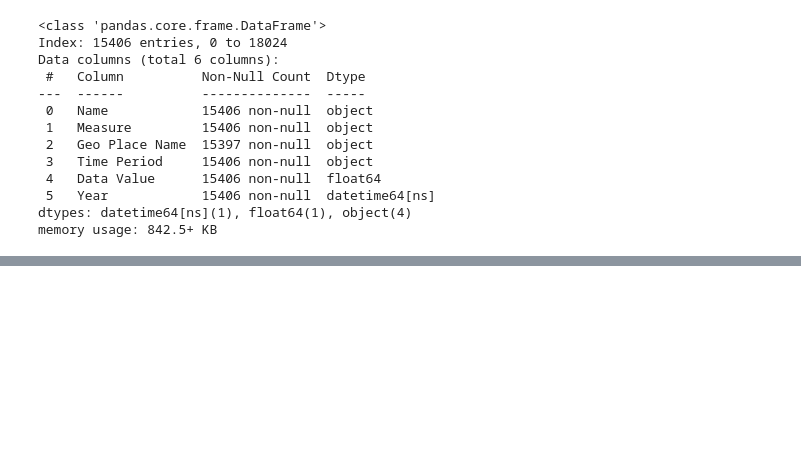
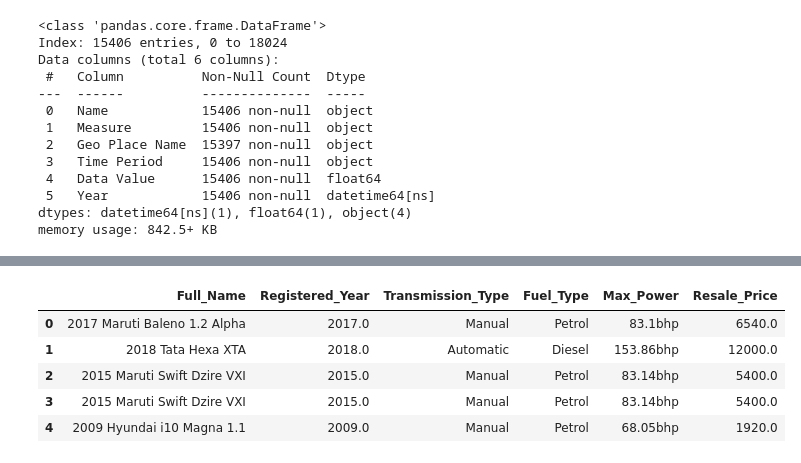
Before and after one commit to GLibardoAlarcon/Proyecto_Finalizado_Streamlit, a Jupyter notebook: docs/diccionario.ipynb, the cells around one changed output, grey strips where cells are left out. Saved outputs shown, nothing was run; the diff lists cells and outputs as text; code cells hidden in the pictures; blank space fills up the shorter version.

```diff
--- a/docs/diccionario.ipynb
+++ b/docs/diccionario.ipynb
@@ -355,3 +355,5 @@ df_air_quality_cleaned.head()
 | 2 | Fine particles (PM 2.5) | Mean | Bensonhurst - Bay Ridge | Annual Average 2012 | 8.6 | 2012-01-01 |
 | 3 | Fine particles (PM 2.5) | Mean | Southeast Queens | Annual Average 2012 | 8.0 | 2012-01-01 |
 | 4 | Fine particles (PM 2.5) | Mean | Southeast Queens | Summer 2022 | 6.1 | 2022-01-01 |
+# %%
+car_resale_prices_clean = pd.read_csv('../Data/car_resale_prices_clean.csv')
@@ -357,0 +376,9 @@ df_air_quality_cleaned.head()
+# %%
+car_resale_prices_clean.head()
+# %% [output]
+|  | Full_Name | Registered_Year | Transmission_Type | Fuel_Type | Max_Power | Resale_Price |
+| 0 | 2017 Maruti Baleno 1.2 Alpha | 2017.0 | Manual | Petrol | 83.1bhp | 6540.0 |
+| 1 | 2018 Tata Hexa XTA | 2018.0 | Automatic | Diesel | 153.86bhp | 12000.0 |
+| 2 | 2015 Maruti Swift Dzire VXI | 2015.0 | Manual | Petrol | 83.14bhp | 5400.0 |
+| 3 | 2015 Maruti Swift Dzire VXI | 2015.0 | Manual | Petrol | 83.14bhp | 5400.0 |
+| 4 | 2009 Hyundai i10 Magna 1.1 | 2009.0 | Manual | Petrol | 68.05bhp | 1920.0 |
```
Also changed, not shown: parts of 1 cell of this notebook, 4 other files.
